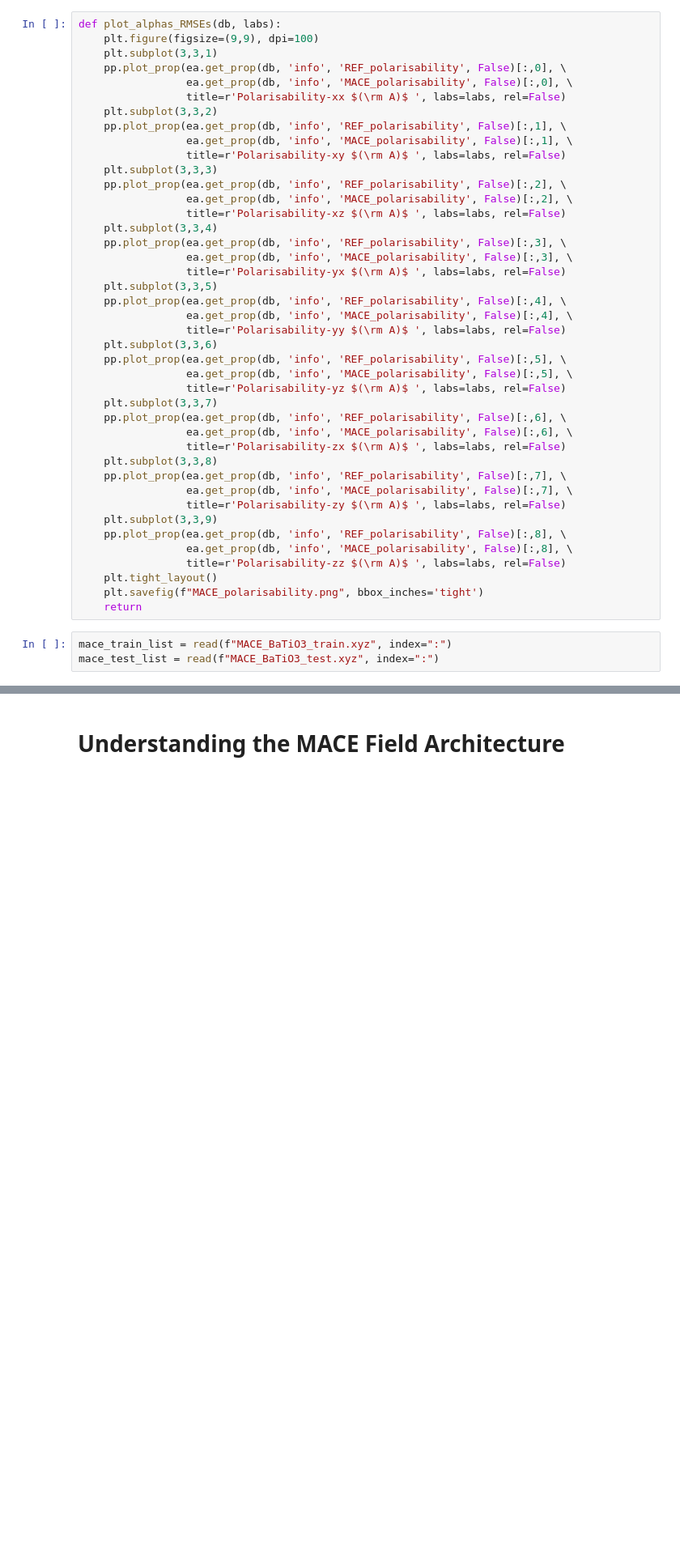
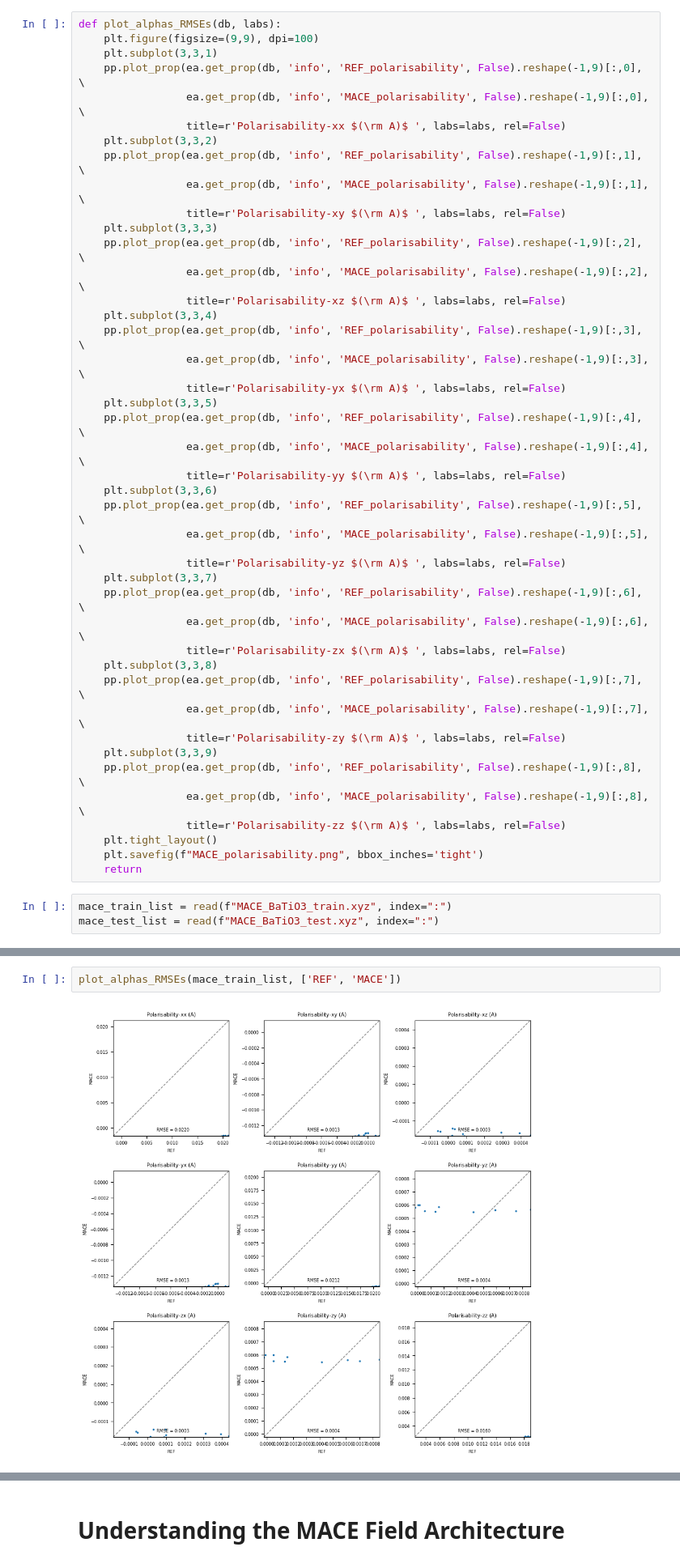
Before and after one commit to mdi-group/mace-field-tutorial, a Jupyter notebook: MACE_Field_Tutorial.ipynb, the cells around one changed output, grey strips where cells are left out. Shown at 81% size. Drawn from its saved outputs; the diff is of its cells as text; blank space fills up the shorter version.

```diff
--- a/MACE_Field_Tutorial.ipynb
+++ b/MACE_Field_Tutorial.ipynb
@@ -262,40 +263,40 @@ def plot_becs_RMSEs(db, labs):
 def plot_alphas_RMSEs(db, labs):
     plt.figure(figsize=(9,9), dpi=100)
     plt.subplot(3,3,1)
-    pp.plot_prop(ea.get_prop(db, 'info', 'REF_polarisability', False)[:,0], \
-                 ea.get_prop(db, 'info', 'MACE_polarisability', False)[:,0], \
+    pp.plot_prop(ea.get_prop(db, 'info', 'REF_polarisability', False).reshape(-1,9)[:,0], \
+                 ea.get_prop(db, 'info', 'MACE_polarisability', False).reshape(-1,9)[:,0], \
                  title=r'Polarisability-xx $(\rm A)$ ', labs=labs, rel=False)
     plt.subplot(3,3,2)
-    pp.plot_prop(ea.get_prop(db, 'info', 'REF_polarisability', False)[:,1], \
-                 ea.get_prop(db, 'info', 'MACE_polarisability', False)[:,1], \
+    pp.plot_prop(ea.get_prop(db, 'info', 'REF_polarisability', False).reshape(-1,9)[:,1], \
+                 ea.get_prop(db, 'info', 'MACE_polarisability', False).reshape(-1,9)[:,1], \
                  title=r'Polarisability-xy $(\rm A)$ ', labs=labs, rel=False)
     plt.subplot(3,3,3)
-    pp.plot_prop(ea.get_prop(db, 'info', 'REF_polarisability', False)[:,2], \
-                 ea.get_prop(db, 'info', 'MACE_polarisability', False)[:,2], \
+    pp.plot_prop(ea.get_prop(db, 'info', 'REF_polarisability', False).reshape(-1,9)[:,2], \
+                 ea.get_prop(db, 'info', 'MACE_polarisability', False).reshape(-1,9)[:,2], \
                  title=r'Polarisability-xz $(\rm A)$ ', labs=labs, rel=False)
     plt.subplot(3,3,4)
-    pp.plot_prop(ea.get_prop(db, 'info', 'REF_polarisability', False)[:,3], \
-                 ea.get_prop(db, 'info', 'MACE_polarisability', False)[:,3], \
+    pp.plot_prop(ea.get_prop(db, 'info', 'REF_polarisability', False).reshape(-1,9)[:,3], \
+                 ea.get_prop(db, 'info', 'MACE_polarisability', False).reshape(-1,9)[:,3], \
                  title=r'Polarisability-yx $(\rm A)$ ', labs=labs, rel=False)
     plt.subplot(3,3,5)
-    pp.plot_prop(ea.get_prop(db, 'info', 'REF_polarisability', False)[:,4], \
-                 ea.get_prop(db, 'info', 'MACE_polarisability', False)[:,4], \
+    pp.plot_prop(ea.get_prop(db, 'info', 'REF_polarisability', False).reshape(-1,9)[:,4], \
+                 ea.get_prop(db, 'info', 'MACE_polarisability', False).reshape(-1,9)[:,4], \
                  title=r'Polarisability-yy $(\rm A)$ ', labs=labs, rel=False)
     plt.subplot(3,3,6)
-    pp.plot_prop(ea.get_prop(db, 'info', 'REF_polarisability', False)[:,5], \
-                 ea.get_prop(db, 'info', 'MACE_polarisability', False)[:,5], \
+    pp.plot_prop(ea.get_prop(db, 'info', 'REF_polarisability', False).reshape(-1,9)[:,5], \
+                 ea.get_prop(db, 'info', 'MACE_polarisability', False).reshape(-1,9)[:,5], \
                  title=r'Polarisability-yz $(\rm A)$ ', labs=labs, rel=False)
     plt.subplot(3,3,7)
-    pp.plot_prop(ea.get_prop(db, 'info', 'REF_polarisability', False)[:,6], \
-                 ea.get_prop(db, 'info', 'MACE_polarisability', False)[:,6], \
+    pp.plot_prop(ea.get_prop(db, 'info', 'REF_polarisability', False).reshape(-1,9)[:,6], \
+                 ea.get_prop(db, 'info', 'MACE_polarisability', False).reshape(-1,9)[:,6], \
                  title=r'Polarisability-zx $(\rm A)$ ', labs=labs, rel=False)
     plt.subplot(3,3,8)
-    pp.plot_prop(ea.get_prop(db, 'info', 'REF_polarisability', False)[:,7], \
-                 ea.get_prop(db, 'info', 'MACE_polarisability', False)[:,7], \
+    pp.plot_prop(ea.get_prop(db, 'info', 'REF_polarisability', False).reshape(-1,9)[:,7], \
+                 ea.get_prop(db, 'info', 'MACE_polarisability', False).reshape(-1,9)[:,7], \
                  title=r'Polarisability-zy $(\rm A)$ ', labs=labs, rel=False)
     plt.subplot(3,3,9)
-    pp.plot_prop(ea.get_prop(db, 'info', 'REF_polarisability', False)[:,8], \
-                 ea.get_prop(db, 'info', 'MACE_polarisability', False)[:,8], \
+    pp.plot_prop(ea.get_prop(db, 'info', 'REF_polarisability', False).reshape(-1,9)[:,8], \
+                 ea.get_prop(db, 'info', 'MACE_polarisability', False).reshape(-1,9)[:,8], \
                  title=r'Polarisability-zz $(\rm A)$ ', labs=labs, rel=False)
     plt.tight_layout()
     plt.savefig(f"MACE_polarisability.png", bbox_inches='tight')
@@ -313,0 +323,4 @@ plot_becs_RMSEs(mace_test_list, ['REF', 'MACE'])
+# %%
+plot_alphas_RMSEs(mace_train_list, ['REF', 'MACE'])
+# %% [output]
+[figure, added]
```
Also changed, not shown: parts of 12 cells of this notebook.
